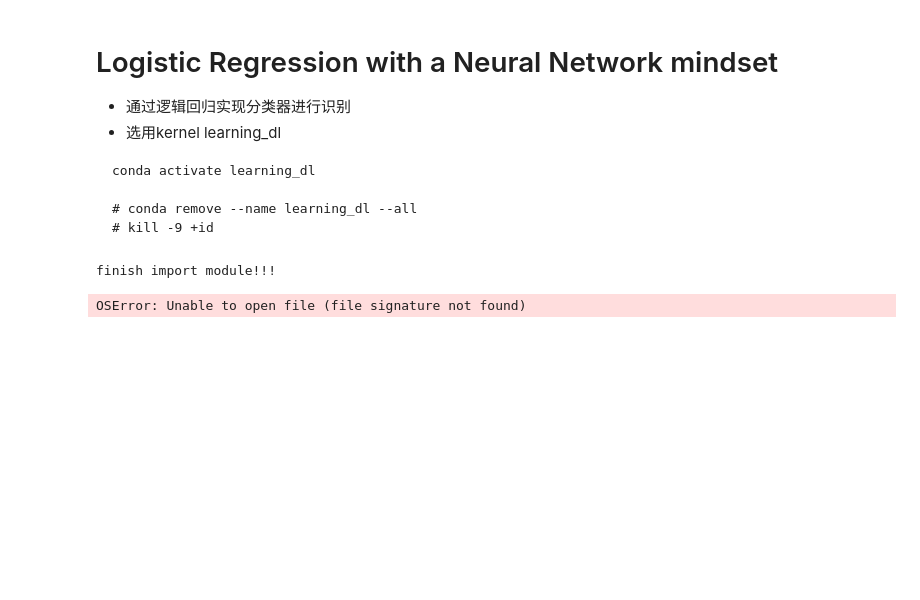
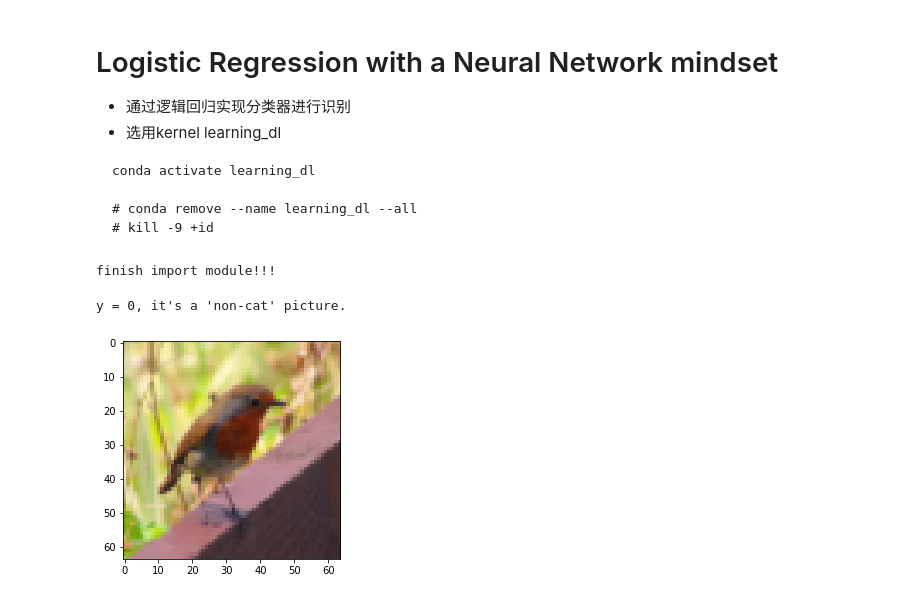
Before and after one commit to KwanWaiPang/draw_figure, a Jupyter notebook: C1 - Neural Networks and Deep Learning/Logistic Regression as a Neural Network.ipynb, the cells around one changed output. Cells and saved outputs as stored; diff of their text form; code cells hidden in the pictures; blank space fills up the shorter version.

```diff
--- a/C1 - Neural Networks and Deep Learning/Logistic Regression as a Neural Network.ipynb
+++ b/C1 - Neural Networks and Deep Learning/Logistic Regression as a Neural Network.ipynb
@@ -26,11 +26,12 @@ finish import module!!!
 # %%
 # Loading the data (cat/non-cat)
 train_set_x_orig, train_set_y, test_set_x_orig, test_set_y, classes = load_dataset()
 
 # 显示第十张图片
-# # Example of a picture
-# index =10
-# plt.imshow(train_set_x_orig[index])
-# print ("y = " + str(train_set_y[0, index]) + ", it's a '" + classes[np.squeeze(train_set_y[:, index])].decode("utf-8") +  "' picture.")
+# Example of a picture
+index =10
+plt.imshow(train_set_x_orig[index])
+print ("y = " + str(train_set_y[0, index]) + ", it's a '" + classes[np.squeeze(train_set_y[:, index])].decode("utf-8") +  "' picture.")
 # %% [output]
-OSError: Unable to open file (file signature not found)
+y = 0, it's a 'non-cat' picture.
+[figure, added]
```
Also changed, not shown: parts of 5 cells of this notebook.
